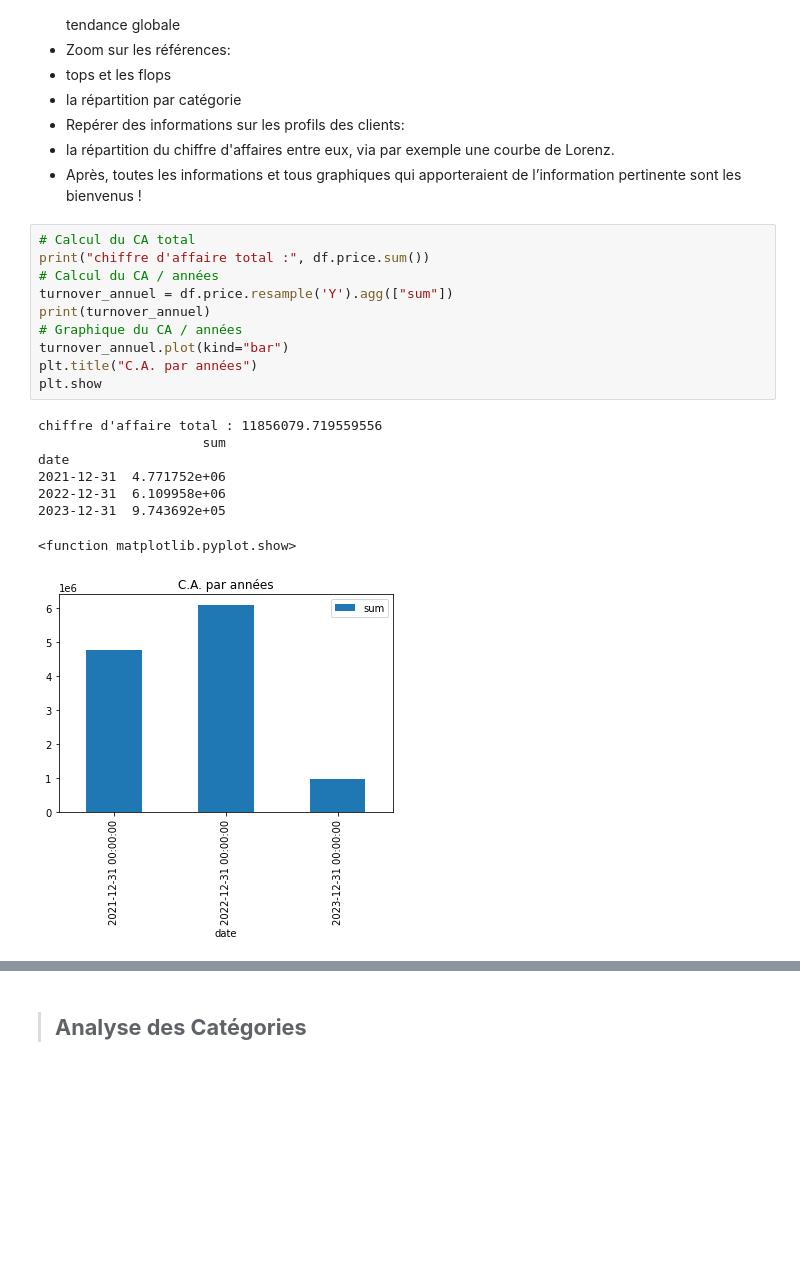
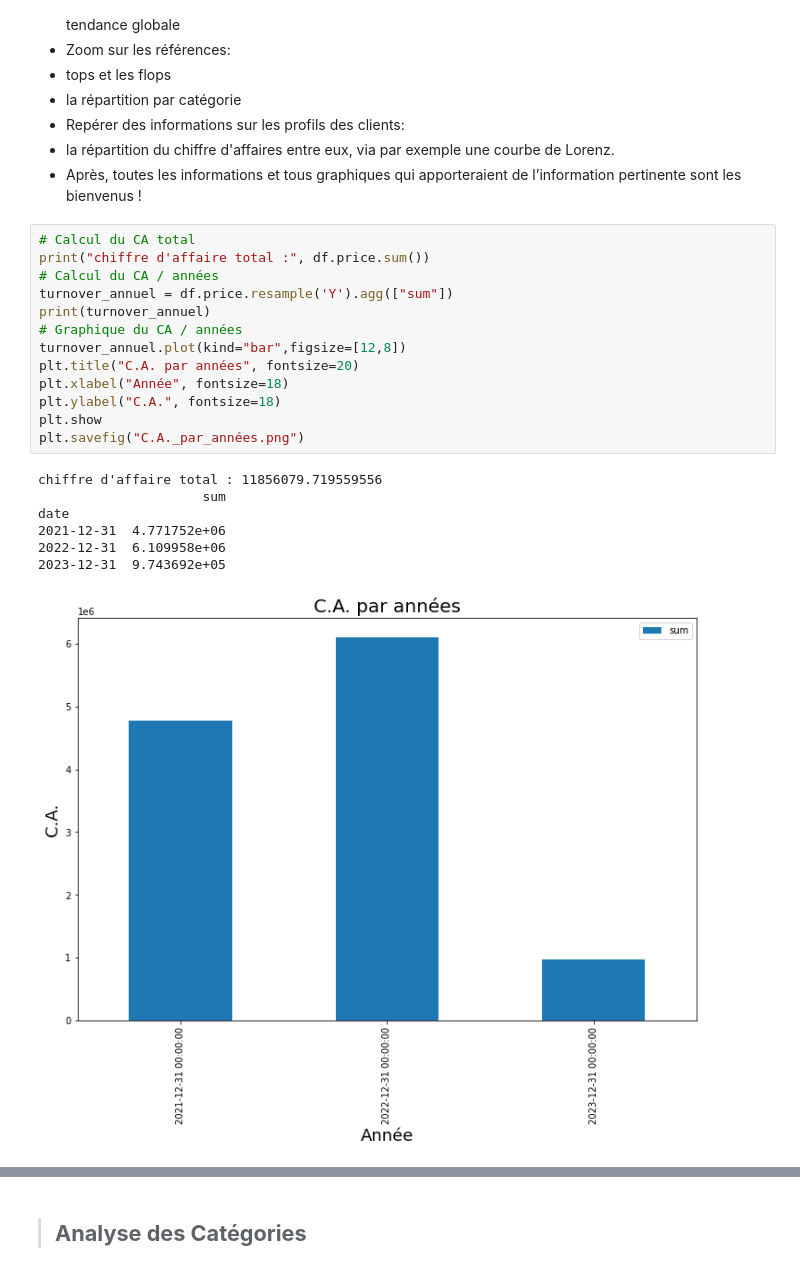
Before and after one commit to Valeeew/Analyze-bookstore-sales, a Jupyter notebook: Turnover_analyze.ipynb, the cells around one changed output, grey strips where cells are left out. Cells and saved outputs as stored; diff of their text form; blank space fills up the shorter version.

Commit message:
Update lorenz curve & export charts

```diff
--- a/Turnover_analyze.ipynb
+++ b/Turnover_analyze.ipynb
@@ -48,22 +51,24 @@ pct = lambda x: str(round(x, 2)) + '%'
 # %%
 # Calcul du CA total
 print("chiffre d'affaire total :", df.price.sum())
 # Calcul du CA / années
 turnover_annuel = df.price.resample('Y').agg(["sum"])
 print(turnover_annuel)
 # Graphique du CA / années
-turnover_annuel.plot(kind="bar")
-plt.title("C.A. par années")
+turnover_annuel.plot(kind="bar",figsize=[12,8])
+plt.title("C.A. par années", fontsize=20)
+plt.xlabel("Année", fontsize=18)
+plt.ylabel("C.A.", fontsize=18)
 plt.show
+plt.savefig("C.A._par_années.png")
 # %% [output]
 chiffre d'affaire total : 11856079.719559556
                      sum
 date
 2021-12-31  4.771752e+06
 2022-12-31  6.109958e+06
 2023-12-31  9.743692e+05
-<function matplotlib.pyplot.show>
-[figure, old version]
+[figure, new version]
 # %%
 # Il n'y qu'une seul année complète, le graphique au dessus n'est pas suffisant
 turnover_mensuel = df.price.resample('M').agg(["sum"])
```
Also changed, not shown: parts of 23 cells of this notebook.
